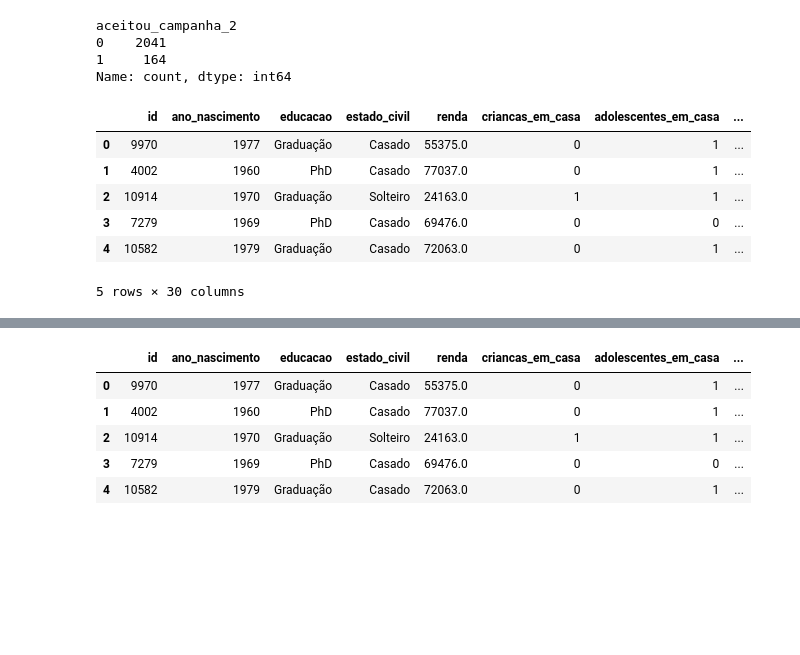
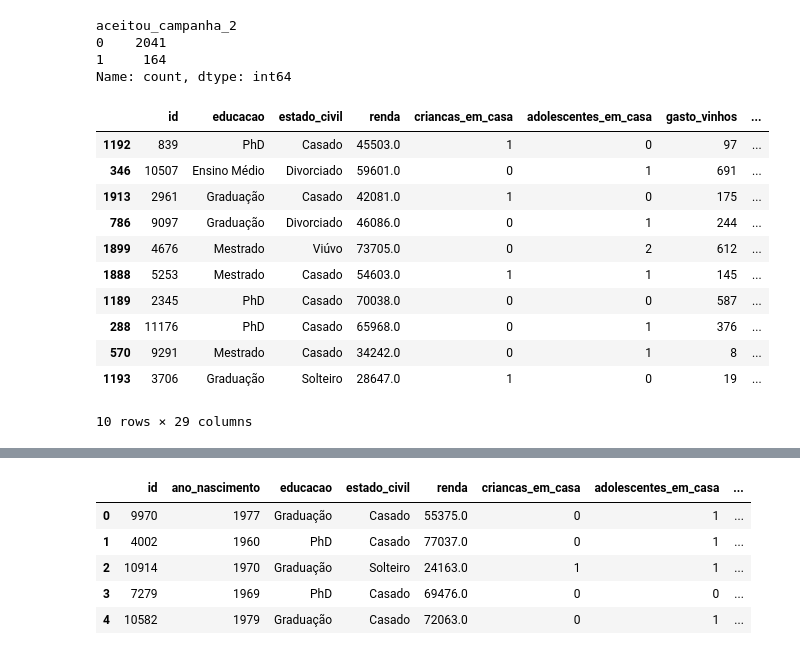
Before and after one commit to brunoramux/data_science_repo, a Jupyter notebook: Projeto1.ipynb, the cells around one changed output, grey strips where cells are left out. Drawn from its saved outputs; the diff is of its cells as text; code cells hidden in the pictures; blank space fills up the shorter version.

```diff
--- a/Projeto1.ipynb
+++ b/Projeto1.ipynb
@@ -608,16 +608,21 @@ Name: count, dtype: int64
 # %%
 # Criaremos a variável para indicar se o cliente aceitou qualquer campanha (e comprou o produto ofertado)
 df_dsa['aceite_campanha'] = df_dsa.filter(like = 'aceitou').sum(axis = 1)
-# %%
-df_dsa.head()
-# %% [output]
-|  | id | ano_nascimento | educacao | estado_civil | renda | criancas_em_casa | adolescentes_em_casa | ... |
-| 0 | 9970 | 1977 | Graduação | Casado | 55375.0 | 0 | 1 | ... |
-| 1 | 4002 | 1960 | PhD | Casado | 77037.0 | 0 | 1 | ... |
-| 2 | 10914 | 1970 | Graduação | Solteiro | 24163.0 | 1 | 1 | ... |
-| 3 | 7279 | 1969 | PhD | Casado | 69476.0 | 0 | 0 | ... |
-| 4 | 10582 | 1979 | Graduação | Casado | 72063.0 | 0 | 1 | ... |
-5 rows × 30 columns
+# %%
+df_dsa.sample(10)
+# %% [output]
+|  | id | educacao | estado_civil | renda | criancas_em_casa | adolescentes_em_casa | gasto_vinhos | ... |
+| 1192 | 839 | PhD | Casado | 45503.0 | 1 | 0 | 97 | ... |
+| 346 | 10507 | Ensino Médio | Divorciado | 59601.0 | 0 | 1 | 691 | ... |
+| 1913 | 2961 | Graduação | Casado | 42081.0 | 1 | 0 | 175 | ... |
+| 786 | 9097 | Graduação | Divorciado | 46086.0 | 0 | 1 | 244 | ... |
+| 1899 | 4676 | Mestrado | Viúvo | 73705.0 | 0 | 2 | 612 | ... |
+| 1888 | 5253 | Mestrado | Casado | 54603.0 | 1 | 1 | 145 | ... |
+| 1189 | 2345 | PhD | Casado | 70038.0 | 0 | 0 | 587 | ... |
+| 288 | 11176 | PhD | Casado | 65968.0 | 0 | 1 | 376 | ... |
+| 570 | 9291 | Mestrado | Casado | 34242.0 | 0 | 1 | 8 | ... |
+| 1193 | 3706 | Graduação | Solteiro | 28647.0 | 1 | 0 | 19 | ... |
+10 rows × 29 columns
 # %%
 df_dsa.sample(10)
 # %% [output]
```
Also changed, not shown: parts of 13 cells of this notebook, 15 other files.
